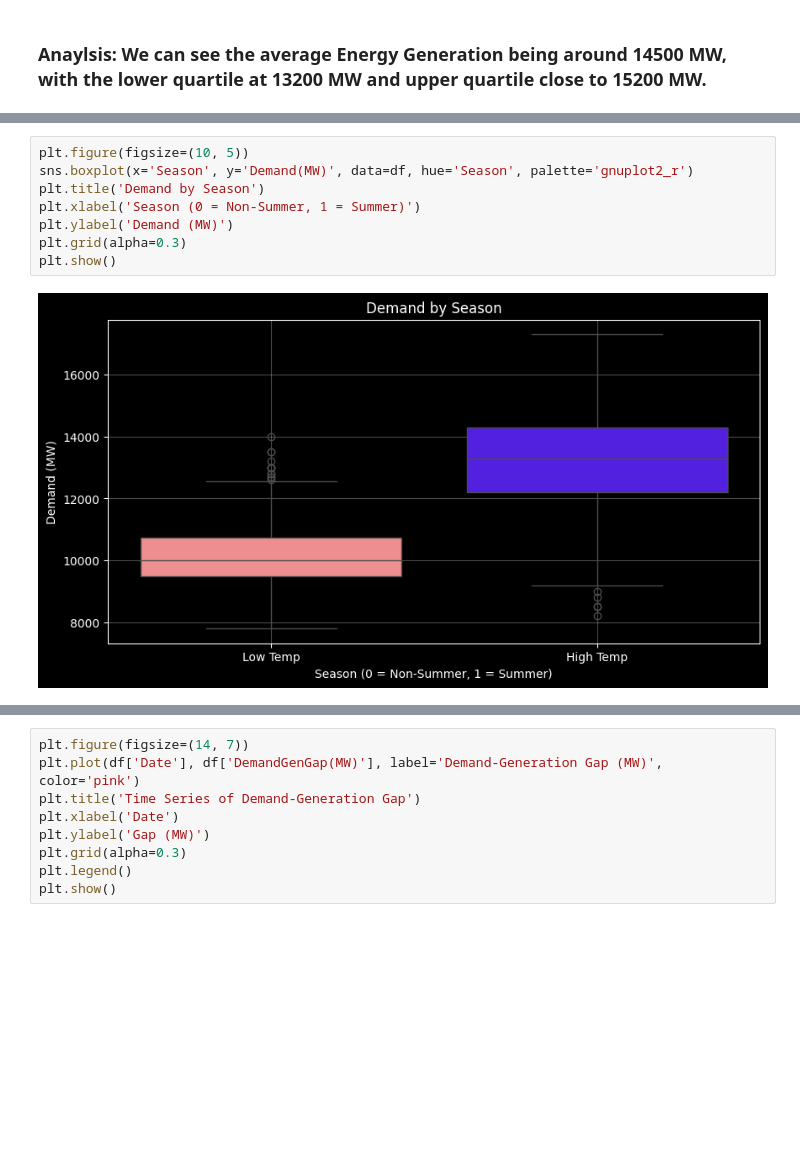
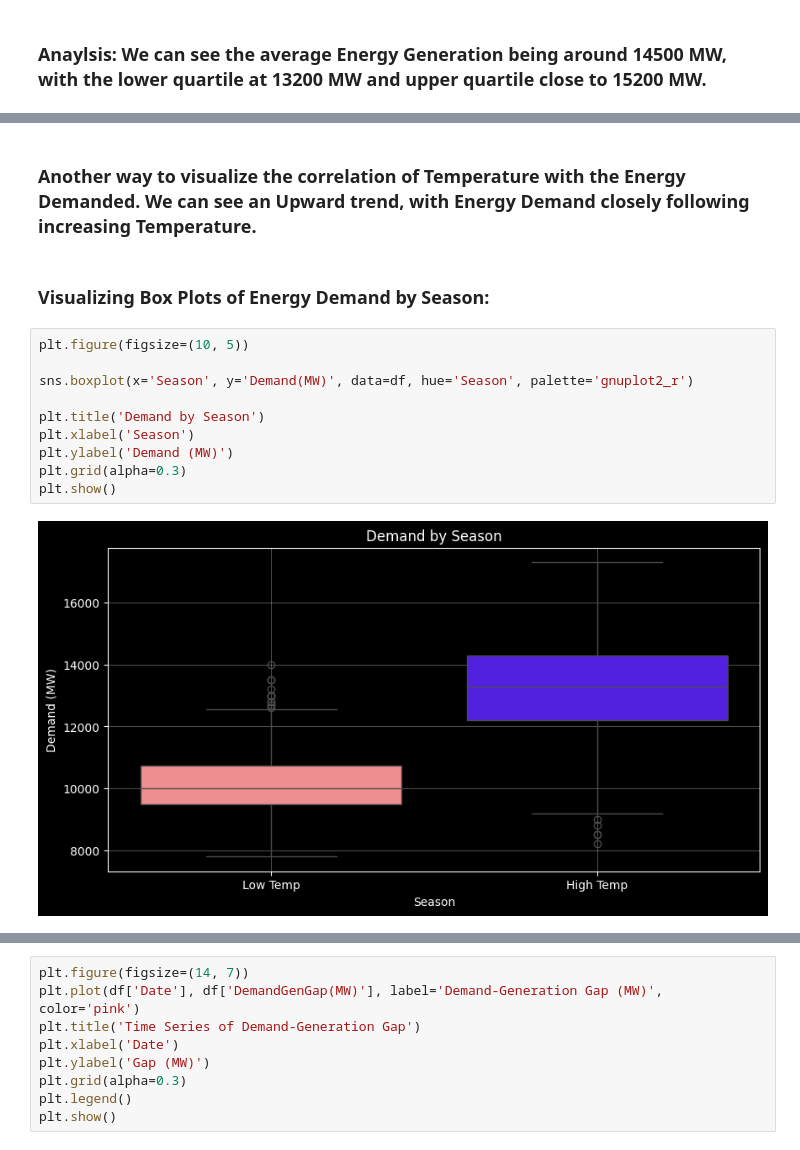
Before and after one commit to rajin-khan/GridGenius, a Jupyter notebook: Collection/EDA5.ipynb, the cells around one changed output, grey strips where cells are left out. Drawn from its saved outputs; the diff is of its cells as text; blank space fills up the shorter version.

```diff
--- a/Collection/EDA5.ipynb
+++ b/Collection/EDA5.ipynb
@@ -436,10 +455,16 @@ plt.show()
+# %% [markdown]
+### Another way to visualize the correlation of Temperature with the Energy Demanded. We can see an Upward trend, with Energy Demand closely following increasing Temperature.
+# %% [markdown]
+### Visualizing Box Plots of Energy Demand by Season:
 # %%
 plt.figure(figsize=(10, 5))
+
 sns.boxplot(x='Season', y='Demand(MW)', data=df, hue='Season', palette='gnuplot2_r')
+
 plt.title('Demand by Season')
-plt.xlabel('Season (0 = Non-Summer, 1 = Summer)')
+plt.xlabel('Season')
 plt.ylabel('Demand (MW)')
 plt.grid(alpha=0.3)
 plt.show()
 # %% [output]
-[figure, old version]
+[figure, new version]
```
Also changed, not shown: parts of 32 cells of this notebook.
